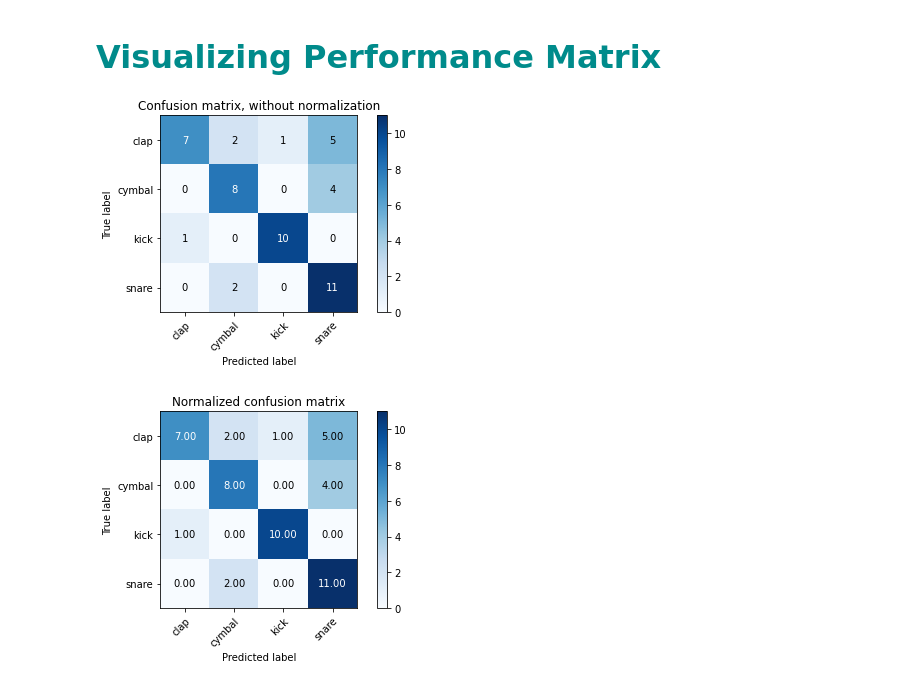
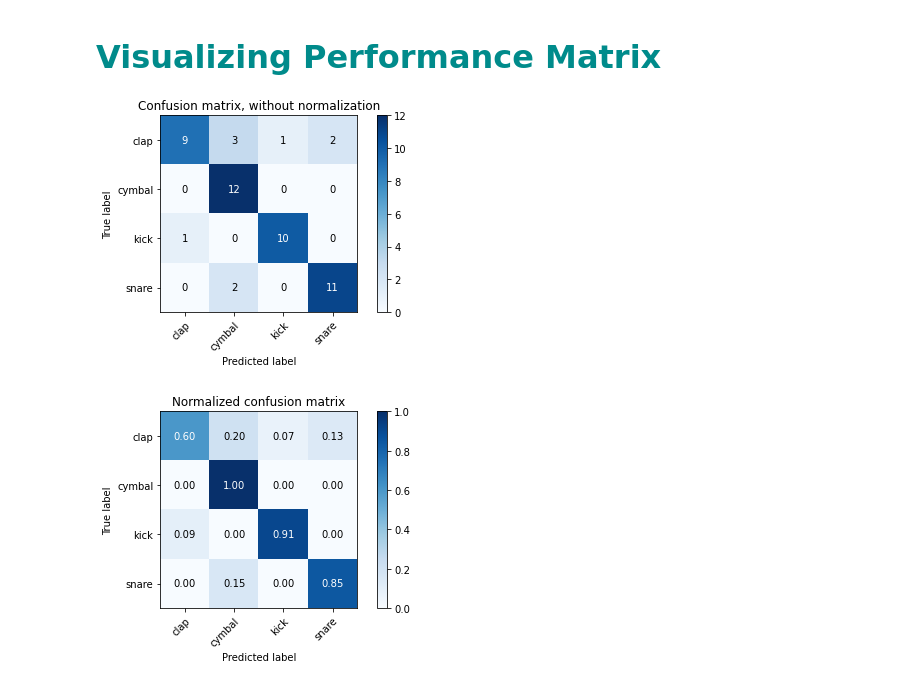
Before and after one commit to HNuijens/AudioMachineLearning, a Jupyter notebook: Train Classifier.ipynb, the cells around one changed output. Cells and saved outputs as stored; diff of their text form; code cells hidden in the pictures.

Commit message:
improved model performance due to dimensionality reduction from correlation matrix

```diff
--- a/Train Classifier.ipynb
+++ b/Train Classifier.ipynb
@@ -26,7 +26,7 @@ dataset
 167 rows × 9 columns
 # %%
 labels = np.array(dataset.label)
-features = np.array([dataset.sc,dataset.bw, dataset.sf, dataset.sr, dataset.zcr, dataset.rms]).T
+features = np.array([dataset.sf, dataset.sr, dataset.scon, dataset.mfcc, dataset.zcr, dataset.rms]).T
 classes = ['clap','cymbal','kick','snare']
 # %% [markdown]
 <h2 style = "font-size:2rem;color:DarkCyan"> Splitting dataset into training and test data</h2>
@@ -122,10 +114,8 @@ cymbal24.wav
 # %% [markdown]
 <h2 style = "font-size:2rem;color:DarkCyan"> Visualizing Performance Matrix</h2>
 # %%
-#this is a better way of visualizing the confusion matrix
 
-
-#defining a function for the confusion matrix display
+#defining a function for the confusion matrix display, from Stefano Fasciani
 def plot_confusion_matrix(y_true, y_pred, classes,
                           normalize=False,
                           title=None,
@@ -134,6 +124,7 @@ def plot_confusion_matrix(y_true, y_pred, classes,
     This function prints and plots the confusion matrix.
     Normalization can be applied by setting `normalize=True`.
     """
+
     if not title:
         if normalize:
             title = 'Normalized confusion matrix'
@@ -142,6 +133,13 @@ def plot_confusion_matrix(y_true, y_pred, classes,
 
     # Compute confusion matrix
     cm = sklearn.metrics.confusion_matrix(y_true, y_pred)
+    # Only use the labels that appear in the data
+    #classes = classes[sklearn.utils.multiclass.unique_labels(y_true, y_pred)]
+    if normalize:
+        cm = cm.astype('float') / cm.sum(axis=1)[:, np.newaxis]
+       # print("Normalized confusion matrix")
+
+    #print(cm)
 
     fig, ax = plt.subplots()
     im = ax.imshow(cm, interpolation='nearest', cmap=cmap)
@@ -156,32 +154,35 @@ def plot_confusion_matrix(y_true, y_pred, classes,
            xlabel='Predicted label')
 
     # Rotate the tick labels and set their alignment.
     plt.setp(ax.get_xticklabels(), rotation=45, ha="right",
              rotation_mode="anchor")
 
     # Loop over data dimensions and create text annotations.
     fmt = '.2f' if normalize else 'd'
     thresh = cm.max() / 2.
     for i in range(cm.shape[0]):
         for j in range(cm.shape[1]):
             ax.text(j, i, format(cm[i, j], fmt),
                     ha="center", va="center",
                     color="white" if cm[i, j] > thresh else "black")
     fig.tight_layout()
     return ax
 
 #setting the precision to two digits after the decimal point
 np.set_printoptions(precision=2)
 
+
 # Plot non-normalized confusion matrix
 plot_confusion_matrix(lab_test, lab_predict, classes=classes,
                       title='Confusion matrix, without normalization')
+
 
 # Plot normalized confusion matrix
 plot_confusion_matrix(lab_test, lab_predict, classes=classes, normalize=True,
                       title='Normalized confusion matrix')
 
+
 plt.show()
 # %% [output]
-[figure, old version]
+[figure, new version]
-[figure, old version]
+[figure, new version]
```
Also changed, not shown: parts of 4 cells of this notebook, 1 other file.
